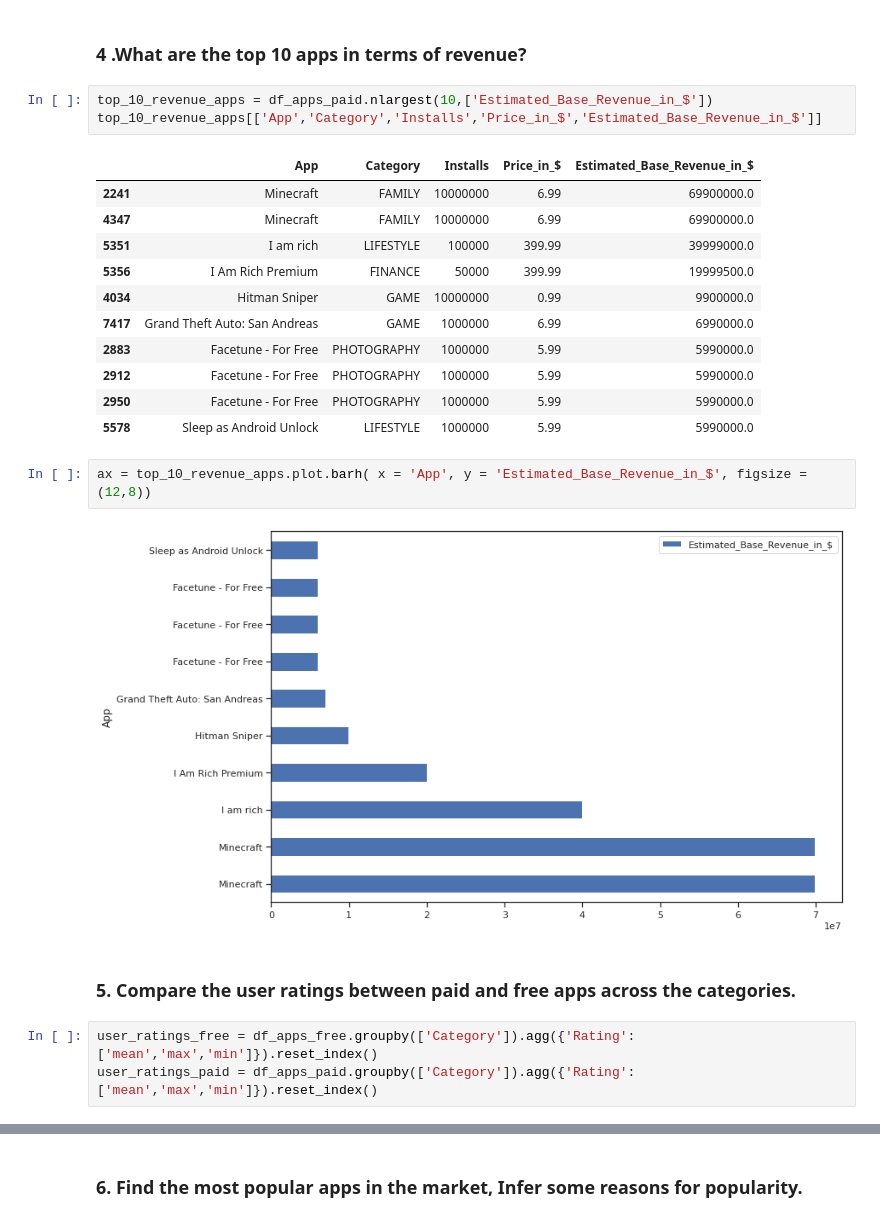
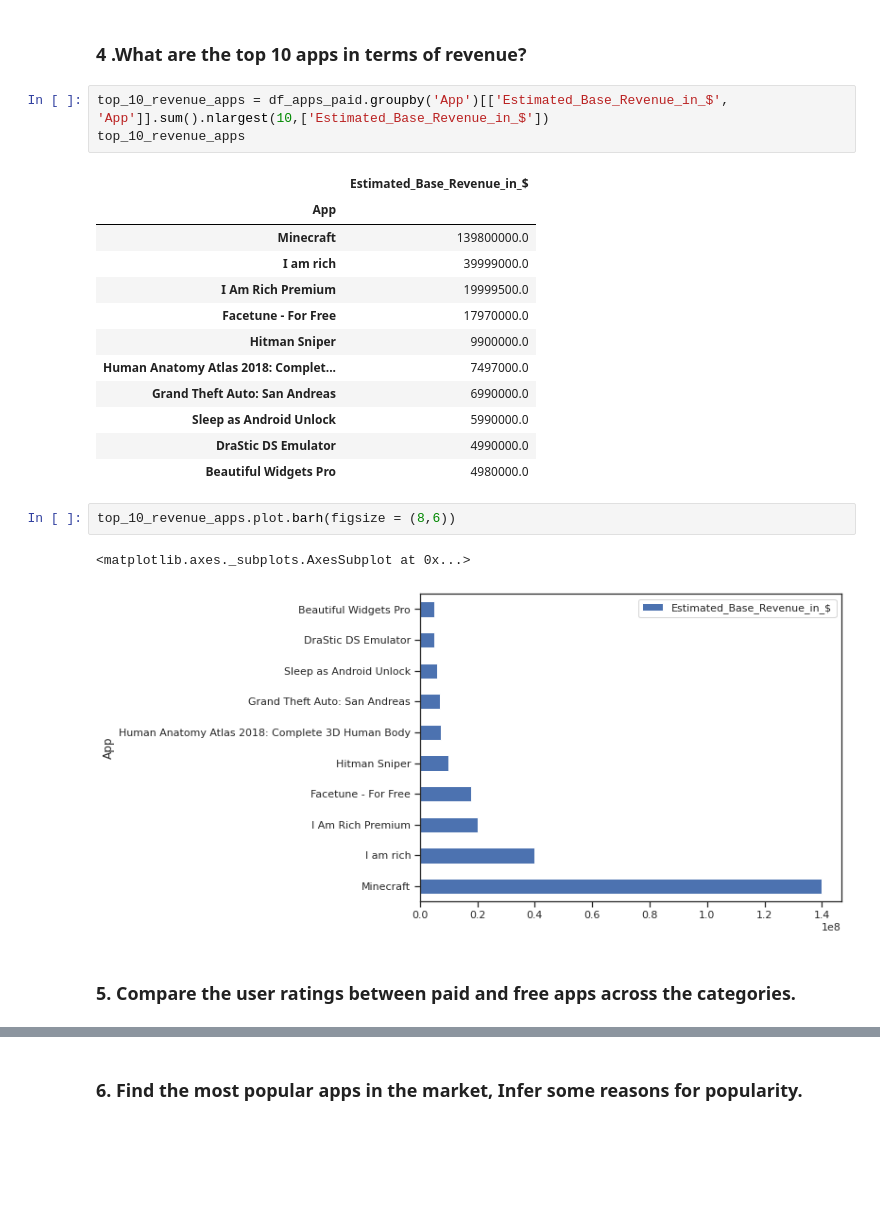
Before and after one commit to ganathetechie/AlmaBetter-Capstone-Project-1, a Jupyter notebook: Play_Store_App_Review_Analysis_Capstone_Project.ipynb, the cells around one changed output, grey strips where cells are left out. Drawn from its saved outputs; the diff is of its cells as text; blank space fills up the shorter version.

```diff
--- a/Play_Store_App_Review_Analysis_Capstone_Project.ipynb
+++ b/Play_Store_App_Review_Analysis_Capstone_Project.ipynb
@@ -714,26 +734,25 @@ average_price_across_categories.plot(kind = 'barh', title = 'Average Price acros
 # %% [markdown]
 ### 4 .What are the top 10 apps in terms of revenue?
 # %%
-top_10_revenue_apps = df_apps_paid.nlargest(10,['Estimated_Base_Revenue_in_$'])
-top_10_revenue_apps[['App','Category','Installs','Price_in_$','Estimated_Base_Revenue_in_$']]
+top_10_revenue_apps = df_apps_paid.groupby('App')[['Estimated_Base_Revenue_in_$', 'App']].sum().nlargest(10,['Estimated_Base_Revenue_in_$'])
+top_10_revenue_apps
 # %% [output]
-|  | App | Category | Installs | Price_in_$ | Estimated_Base_Revenue_in_$ |
-| 2241 | Minecraft | FAMILY | 10000000 | 6.99 | 69900000.0 |
-| 4347 | Minecraft | FAMILY | 10000000 | 6.99 | 69900000.0 |
-| 5351 | I am rich | LIFESTYLE | 100000 | 399.99 | 39999000.0 |
-| 5356 | I Am Rich Premium | FINANCE | 50000 | 399.99 | 19999500.0 |
-| 4034 | Hitman Sniper | GAME | 10000000 | 0.99 | 9900000.0 |
-| 7417 | Grand Theft Auto: San Andreas | GAME | 1000000 | 6.99 | 6990000.0 |
-| 2883 | Facetune - For Free | PHOTOGRAPHY | 1000000 | 5.99 | 5990000.0 |
-| 2912 | Facetune - For Free | PHOTOGRAPHY | 1000000 | 5.99 | 5990000.0 |
-| 2950 | Facetune - For Free | PHOTOGRAPHY | 1000000 | 5.99 | 5990000.0 |
-| 5578 | Sleep as Android Unlock | LIFESTYLE | 1000000 | 5.99 | 5990000.0 |
+|  | Estimated_Base_Revenue_in_$ |
+| App |  |
+| Minecraft | 139800000.0 |
+| I am rich | 39999000.0 |
+| I Am Rich Premium | 19999500.0 |
+| Facetune - For Free | 17970000.0 |
+| Hitman Sniper | 9900000.0 |
+| Human Anatomy Atlas 2018: Complet... | 7497000.0 |
+| Grand Theft Auto: San Andreas | 6990000.0 |
+| Sleep as Android Unlock | 5990000.0 |
+| DraStic DS Emulator | 4990000.0 |
+| Beautiful Widgets Pro | 4980000.0 |
 # %%
-ax = top_10_revenue_apps.plot.barh( x = 'App', y = 'Estimated_Base_Revenue_in_$', figsize = (12,8))
+top_10_revenue_apps.plot.barh(figsize = (8,6))
 # %% [output]
+<matplotlib.axes._subplots.AxesSubplot at 0x...>
-[figure, old version]
+[figure, new version]
 # %% [markdown]
 ### 5. Compare the user ratings between paid and free apps across the categories.
-# %%
-user_ratings_free = df_apps_free.groupby(['Category']).agg({'Rating': ['mean','max','min']}).reset_index()
-user_ratings_paid = df_apps_paid.groupby(['Category']).agg({'Rating': ['mean','max','min']}).reset_index()
```
Also changed, not shown: parts of 10 cells of this notebook.
